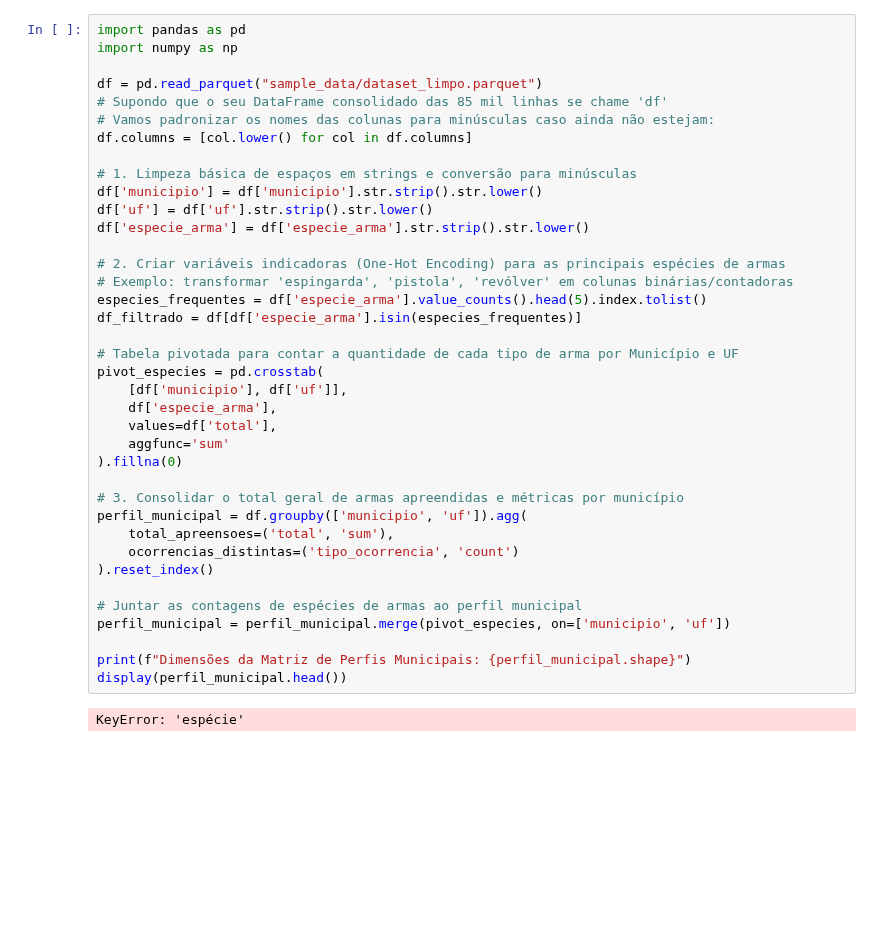
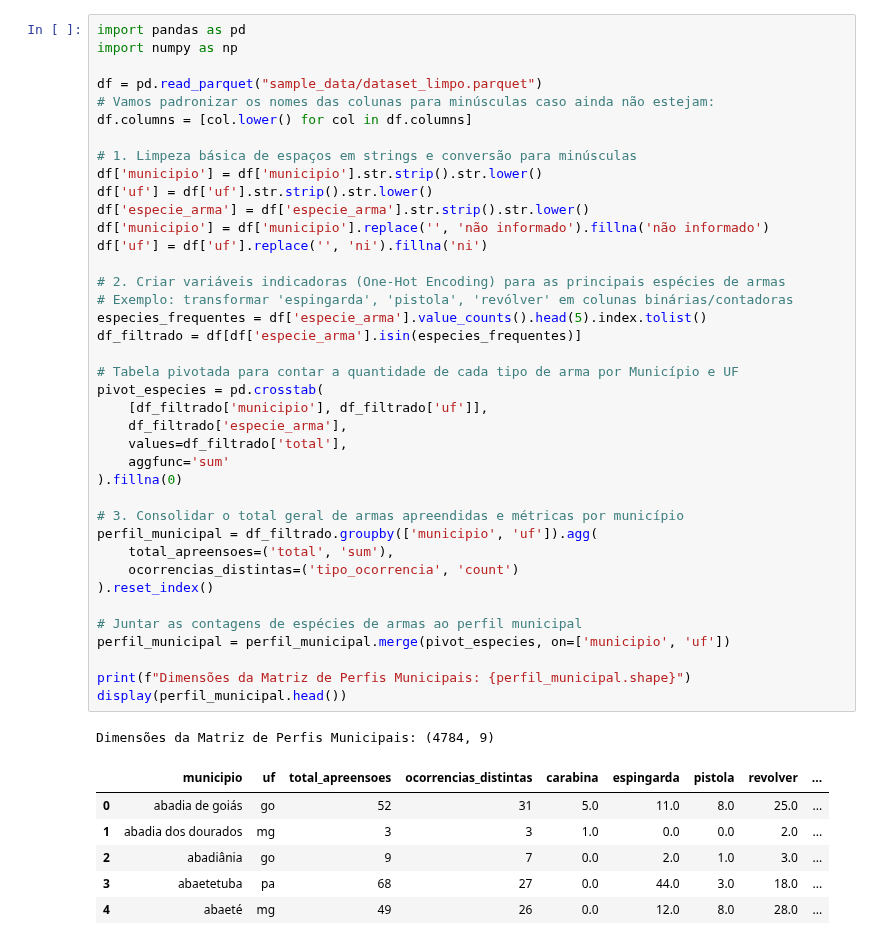
Before and after one commit to marcosgregorio/pgp_trabalho, a Jupyter notebook: notebook/method_dbscan.ipynb, the cells around one changed output. Drawn from its saved outputs; the diff is of its cells as text; blank space fills up the shorter version.

```diff
--- a/notebook/method_dbscan.ipynb
+++ b/notebook/method_dbscan.ipynb
@@ -3,38 +3,45 @@ import pandas as pd
 import numpy as np
 
 df = pd.read_parquet("sample_data/dataset_limpo.parquet")
-# Supondo que o seu DataFrame consolidado das 85 mil linhas se chame 'df'
 # Vamos padronizar os nomes das colunas para minúsculas caso ainda não estejam:
 df.columns = [col.lower() for col in df.columns]
 
 # 1. Limpeza básica de espaços em strings e conversão para minúsculas
 df['municipio'] = df['municipio'].str.strip().str.lower()
 df['uf'] = df['uf'].str.strip().str.lower()
 df['especie_arma'] = df['especie_arma'].str.strip().str.lower()
+df['municipio'] = df['municipio'].replace('', 'não informado').fillna('não informado')
+df['uf'] = df['uf'].replace('', 'ni').fillna('ni')
 
 # 2. Criar variáveis indicadoras (One-Hot Encoding) para as principais espécies de armas
 # Exemplo: transformar 'espingarda', 'pistola', 'revólver' em colunas binárias/contadoras
 especies_frequentes = df['especie_arma'].value_counts().head(5).index.tolist()
 df_filtrado = df[df['especie_arma'].isin(especies_frequentes)]
 
 # Tabela pivotada para contar a quantidade de cada tipo de arma por Município e UF
 pivot_especies = pd.crosstab(
-    [df['municipio'], df['uf']],
-    df['especie_arma'],
-    values=df['total'],
+    [df_filtrado['municipio'], df_filtrado['uf']],
+    df_filtrado['especie_arma'],
+    values=df_filtrado['total'],
     aggfunc='sum'
 ).fillna(0)
 
 # 3. Consolidar o total geral de armas apreendidas e métricas por município
-perfil_municipal = df.groupby(['municipio', 'uf']).agg(
+perfil_municipal = df_filtrado.groupby(['municipio', 'uf']).agg(
     total_apreensoes=('total', 'sum'),
     ocorrencias_distintas=('tipo_ocorrencia', 'count')
 ).reset_index()
 
 # Juntar as contagens de espécies de armas ao perfil municipal
 perfil_municipal = perfil_municipal.merge(pivot_especies, on=['municipio', 'uf'])
 
 print(f"Dimensões da Matriz de Perfis Municipais: {perfil_municipal.shape}")
 display(perfil_municipal.head())
 # %% [output]
-KeyError: 'espécie'
+Dimensões da Matriz de Perfis Municipais: (4784, 9)
+|  | municipio | uf | total_apreensoes | ocorrencias_distintas | carabina | espingarda | pistola | revolver | ... |
+| 0 | abadia de goiás | go | 52 | 31 | 5.0 | 11.0 | 8.0 | 25.0 | ... |
+| 1 | abadia dos dourados | mg | 3 | 3 | 1.0 | 0.0 | 0.0 | 2.0 | ... |
+| 2 | abadiânia | go | 9 | 7 | 0.0 | 2.0 | 1.0 | 3.0 | ... |
+| 3 | abaetetuba | pa | 68 | 27 | 0.0 | 44.0 | 3.0 | 18.0 | ... |
+| 4 | abaeté | mg | 49 | 26 | 0.0 | 12.0 | 8.0 | 28.0 | ... |
```
Also changed, not shown: parts of 2 cells of this notebook, 2 other files.
